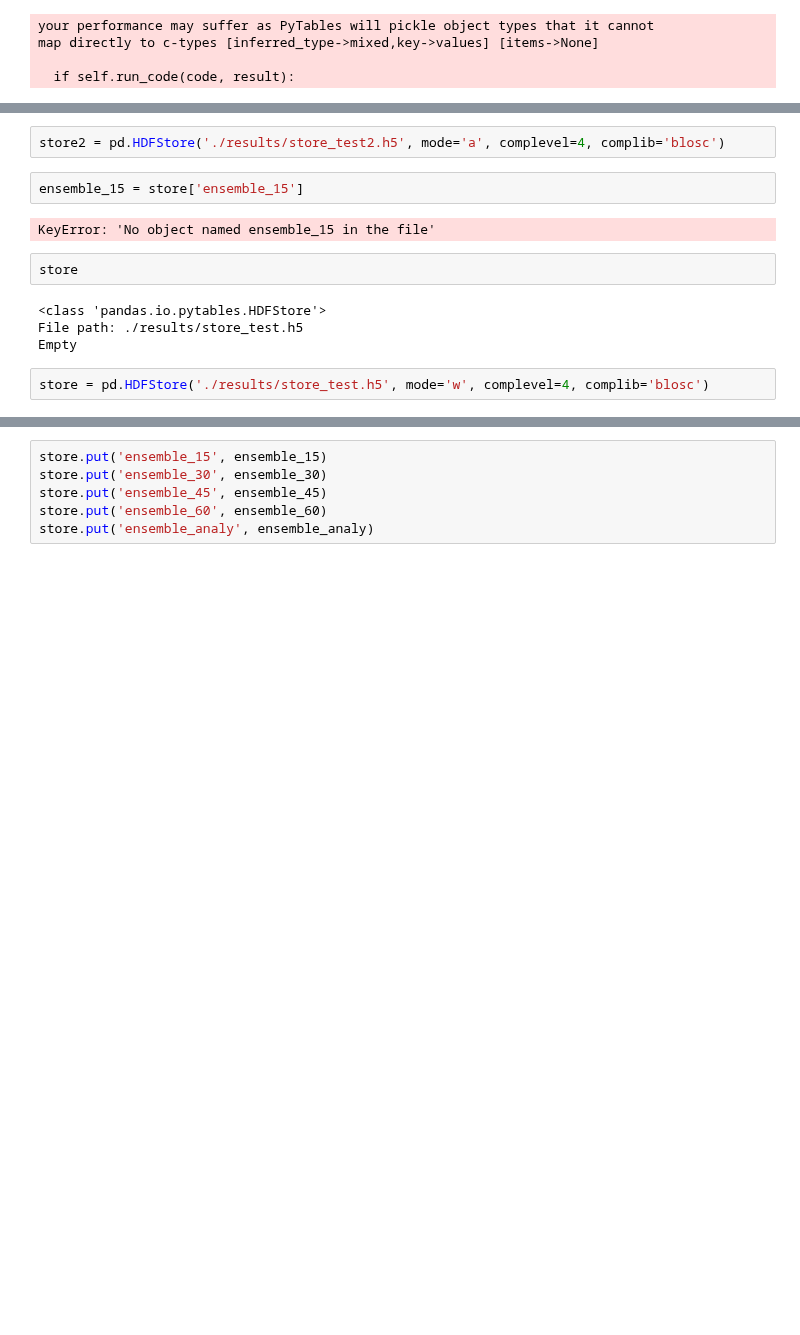
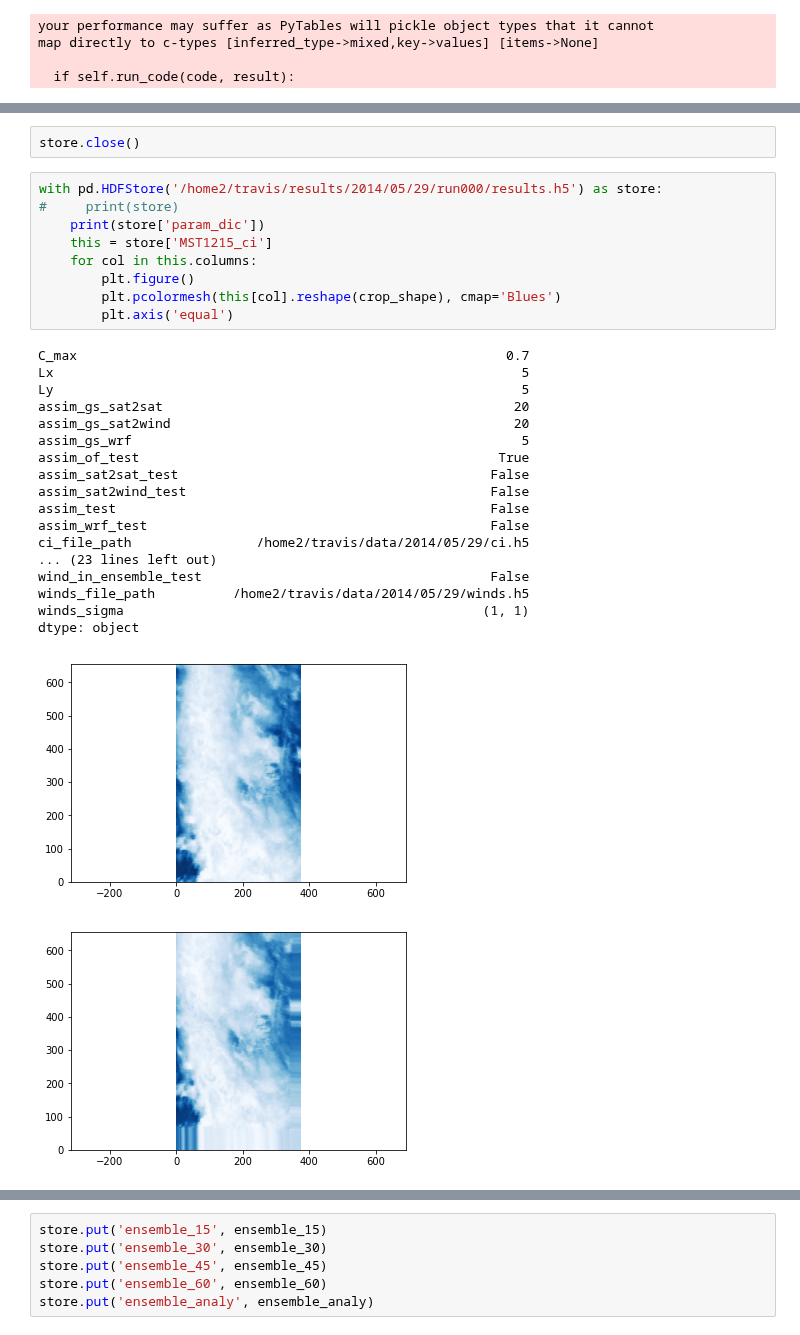
Before and after one commit to travisMharty/letkf_forecasting, a Jupyter notebook: run_simplified.ipynb, the cells around one changed output, grey strips where cells are left out. Drawn from its saved outputs; the diff is of its cells as text; blank space fills up the shorter version.

```diff
--- a/run_simplified.ipynb
+++ b/run_simplified.ipynb
@@ -369,14 +318,31 @@ It took: 0.104664941628774
-# %%
-store2 = pd.HDFStore('./results/store_test2.h5', mode='a', complevel=4, complib='blosc')
-# %%
-ensemble_15 = store['ensemble_15']
-# %% [output]
-KeyError: 'No object named ensemble_15 in the file'
 # %%
-store
+store.close()
-# %% [output]
-<class 'pandas.io.pytables.HDFStore'>
-File path: ./results/store_test.h5
-Empty
-# %%
-store = pd.HDFStore('./results/store_test.h5', mode='w', complevel=4, complib='blosc')
+# %%
+with pd.HDFStore('/home2/travis/results/2014/05/29/run000/results.h5') as store:
+#     print(store)
+    print(store['param_dic'])
+    this = store['MST1215_ci']
+    for col in this.columns:
+        plt.figure()
+        plt.pcolormesh(this[col].reshape(crop_shape), cmap='Blues')
+        plt.axis('equal')
+# %% [output]
+C_max                                                       0.7
+Lx                                                            5
+Ly                                                            5
+assim_gs_sat2sat                                             20
+assim_gs_sat2wind                                            20
+assim_gs_wrf                                                  5
+assim_of_test                                              True
+assim_sat2sat_test                                        False
+assim_sat2wind_test                                       False
+assim_test                                                False
+assim_wrf_test                                            False
+ci_file_path                /home2/travis/data/2014/05/29/ci.h5
+... (23 lines left out)
+wind_in_ensemble_test                                     False
+winds_file_path          /home2/travis/data/2014/05/29/winds.h5
+winds_sigma                                              (1, 1)
+dtype: object
+[figure, added]
+[figure, added]
```
Also changed, not shown: parts of 10 cells of this notebook, 1 other file.
